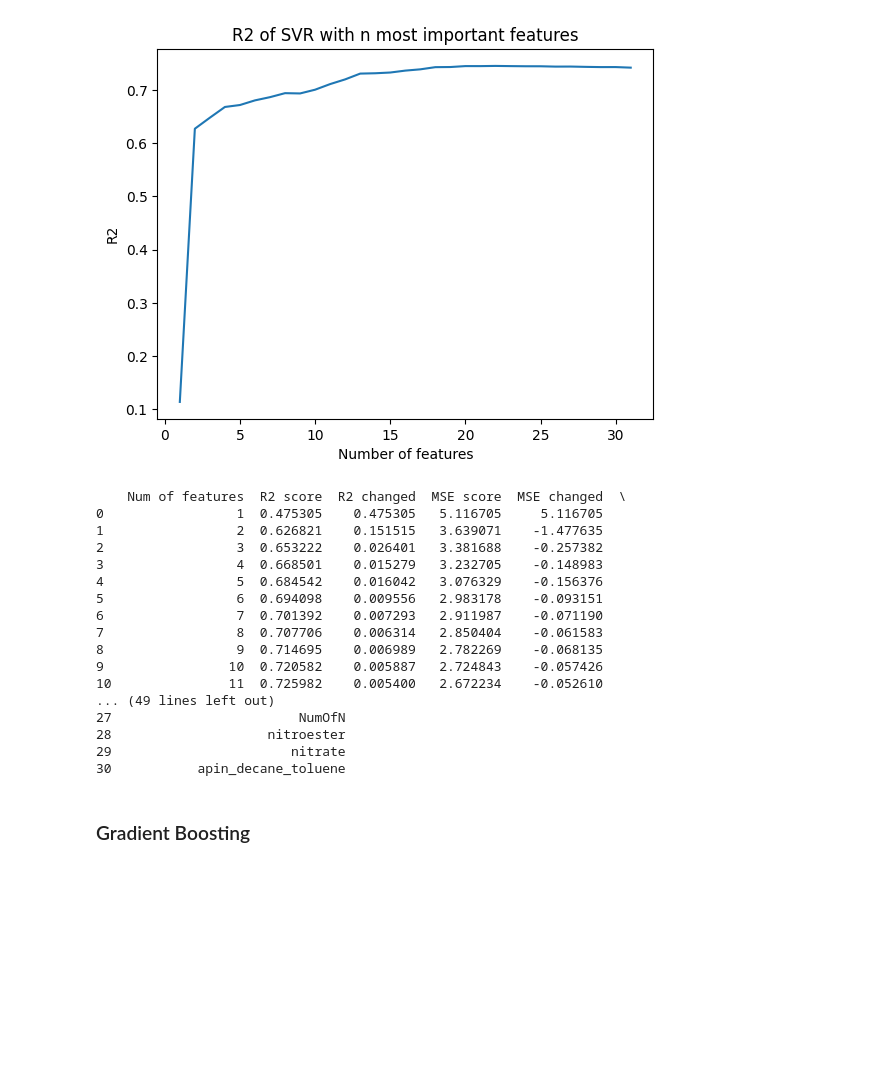
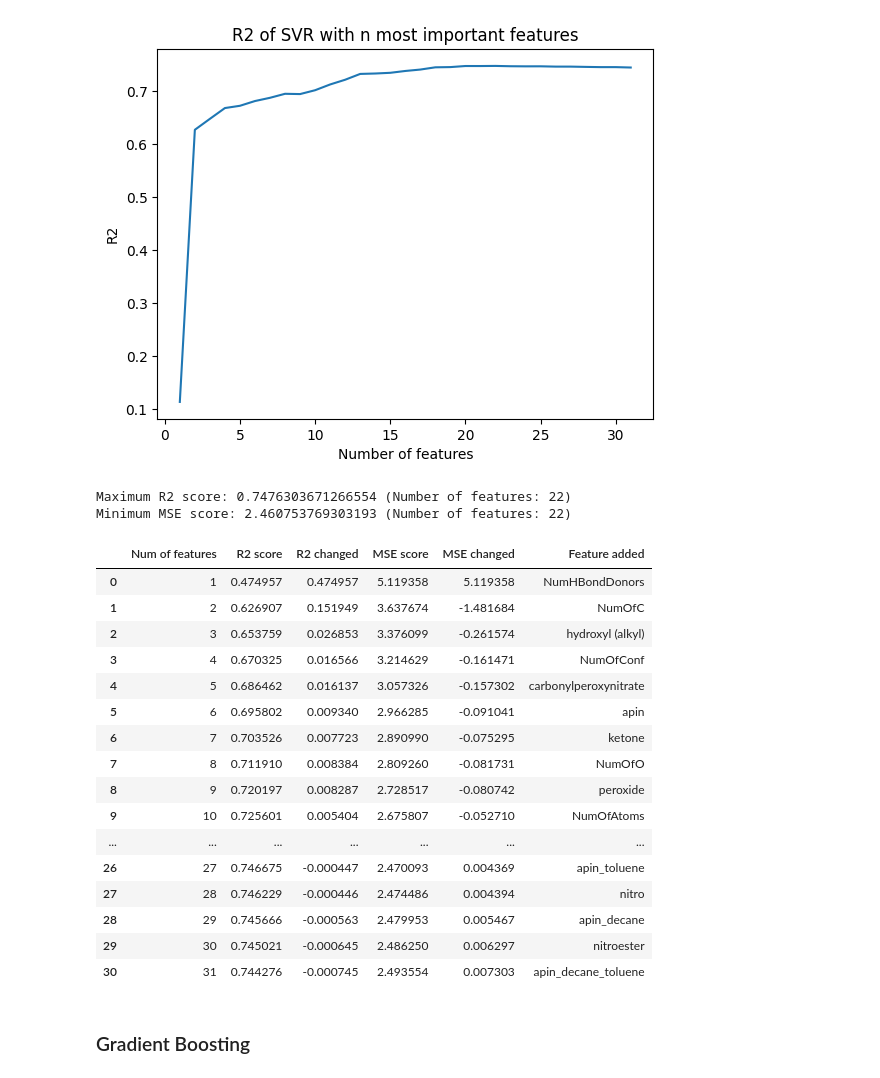
Before and after one commit to iml-term-project/project, a Jupyter notebook: okko/model_selection.ipynb, the cells around one changed output. Cells and saved outputs as stored; diff of their text form; code cells hidden in the pictures; blank space fills up the shorter version.

```diff
--- a/okko/model_selection.ipynb
+++ b/okko/model_selection.ipynb
@@ -380,25 +297,30 @@ svm_fs_fitted_features = res['fitted_features']
 
 svm_forward_stepwise_result_df = get_feature_selection_result_df({
     'r2_scores': svm_fs_r2_scores, 'mse_scores': svm_fs_mse_scores, 'added_feature': [x[len(x) - 1] for x in svm_fs_fitted_features]})
-print(svm_forward_stepwise_result_df)
+get_best_features(svm_forward_stepwise_result_df)
 # %% [output]
-    Num of features  R2 score  R2 changed  MSE score  MSE changed  \
-0                 1  0.475305    0.475305   5.116705     5.116705
-1                 2  0.626821    0.151515   3.639071    -1.477635
-2                 3  0.653222    0.026401   3.381688    -0.257382
-3                 4  0.668501    0.015279   3.232705    -0.148983
-4                 5  0.684542    0.016042   3.076329    -0.156376
-5                 6  0.694098    0.009556   2.983178    -0.093151
-6                 7  0.701392    0.007293   2.911987    -0.071190
-7                 8  0.707706    0.006314   2.850404    -0.061583
-8                 9  0.714695    0.006989   2.782269    -0.068135
-9                10  0.720582    0.005887   2.724843    -0.057426
-10               11  0.725982    0.005400   2.672234    -0.052610
-... (49 lines left out)
-27                        NumOfN
-28                    nitroester
-29                       nitrate
-30           apin_decane_toluene
+Maximum R2 score: 0.7476303671266554 (Number of features: 22)
+Minimum MSE score: 2.460753769303193 (Number of features: 22)
+# %%
+svm_forward_stepwise_result_df
+# %% [output]
+|  | Num of features | R2 score | R2 changed | MSE score | MSE changed | Feature added |
+| 0 | 1 | 0.474957 | 0.474957 | 5.119358 | 5.119358 | NumHBondDonors |
+| 1 | 2 | 0.626907 | 0.151949 | 3.637674 | -1.481684 | NumOfC |
+| 2 | 3 | 0.653759 | 0.026853 | 3.376099 | -0.261574 | hydroxyl (alkyl) |
+| 3 | 4 | 0.670325 | 0.016566 | 3.214629 | -0.161471 | NumOfConf |
+| 4 | 5 | 0.686462 | 0.016137 | 3.057326 | -0.157302 | carbonylperoxynitrate |
+| 5 | 6 | 0.695802 | 0.009340 | 2.966285 | -0.091041 | apin |
+| 6 | 7 | 0.703526 | 0.007723 | 2.890990 | -0.075295 | ketone |
+| 7 | 8 | 0.711910 | 0.008384 | 2.809260 | -0.081731 | NumOfO |
+| 8 | 9 | 0.720197 | 0.008287 | 2.728517 | -0.080742 | peroxide |
+| 9 | 10 | 0.725601 | 0.005404 | 2.675807 | -0.052710 | NumOfAtoms |
+| ... | ... | ... | ... | ... | ... | ... |
+| 26 | 27 | 0.746675 | -0.000447 | 2.470093 | 0.004369 | apin_toluene |
+| 27 | 28 | 0.746229 | -0.000446 | 2.474486 | 0.004394 | nitro |
+| 28 | 29 | 0.745666 | -0.000563 | 2.479953 | 0.005467 | apin_decane |
+| 29 | 30 | 0.745021 | -0.000645 | 2.486250 | 0.006297 | nitroester |
+| 30 | 31 | 0.744276 | -0.000745 | 2.493554 | 0.007303 | apin_decane_toluene |
 # %% [markdown]
 ### Gradient Boosting
 # %%
```
Also changed, not shown: parts of 8 cells of this notebook, 5 other files.
